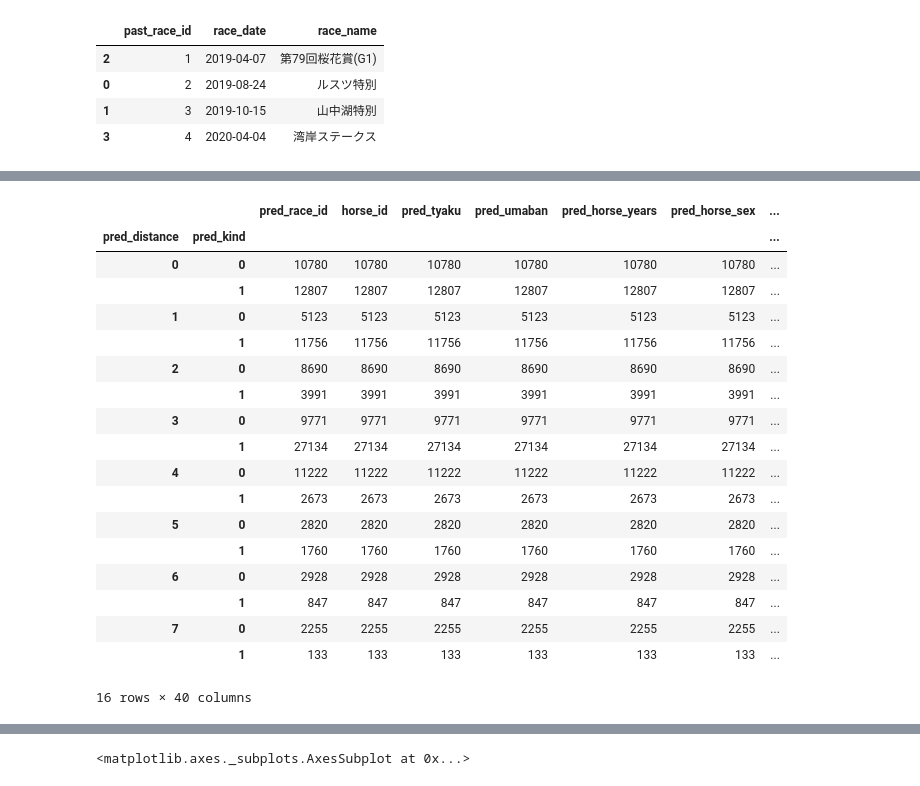
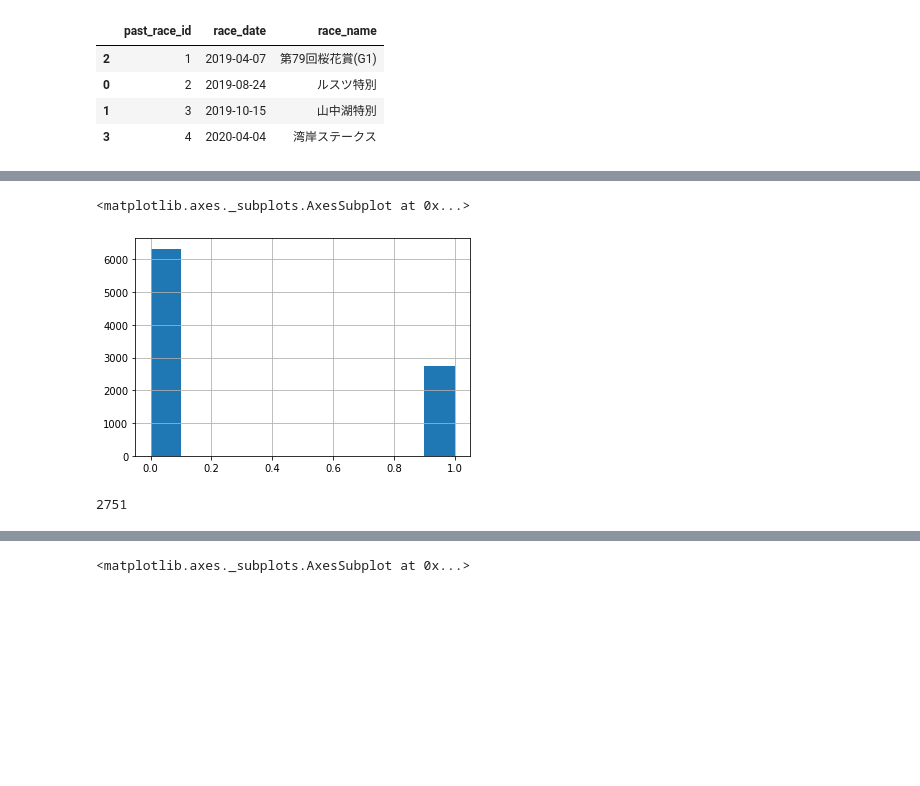
Before and after one commit to domo1124/predict_race, a Jupyter notebook: model/model_v2/EDA/model_v2_eda.ipynb, the cells around one changed output, grey strips where cells are left out. Drawn from its saved outputs; the diff is of its cells as text; code cells hidden in the pictures; blank space fills up the shorter version.

```diff
--- a/model/model_v2/EDA/model_v2_eda.ipynb
+++ b/model/model_v2/EDA/model_v2_eda.ipynb
@@ -338,2 +444,12 @@ df_past1["target"] = df_past1.pred_tyaku.apply(lambda x : 1 if x<4 else 0)
+# %%
+df_1200_10.target.hist()
+# %% [output]
+<matplotlib.axes._subplots.AxesSubplot at 0x...>
+[figure, added]
+# %%
+#データのundersamplingとバギング
+print(len(df_1200[df_1200.target==1]))
+# %% [output]
+2751
 # %%
 #train test 作成
@@ -351,26 +466,4 @@ x_columns=x_train.columns
 x_train, x_eval,y_label, eval_label = train_test_split(x_train,x_label,train_size=0.8)
-# %%
-df_past1.groupby(["pred_distance","pred_kind"]).count()
-# %% [output]
-|  |  | pred_race_id | horse_id | pred_tyaku | pred_umaban | pred_horse_years | pred_horse_sex | ... |
-| pred_distance | pred_kind |  |  |  |  |  |  | ... |
-| 0 | 0 | 10780 | 10780 | 10780 | 10780 | 10780 | 10780 | ... |
-|  | 1 | 12807 | 12807 | 12807 | 12807 | 12807 | 12807 | ... |
-| 1 | 0 | 5123 | 5123 | 5123 | 5123 | 5123 | 5123 | ... |
-|  | 1 | 11756 | 11756 | 11756 | 11756 | 11756 | 11756 | ... |
-| 2 | 0 | 8690 | 8690 | 8690 | 8690 | 8690 | 8690 | ... |
-|  | 1 | 3991 | 3991 | 3991 | 3991 | 3991 | 3991 | ... |
-| 3 | 0 | 9771 | 9771 | 9771 | 9771 | 9771 | 9771 | ... |
-|  | 1 | 27134 | 27134 | 27134 | 27134 | 27134 | 27134 | ... |
-| 4 | 0 | 11222 | 11222 | 11222 | 11222 | 11222 | 11222 | ... |
-|  | 1 | 2673 | 2673 | 2673 | 2673 | 2673 | 2673 | ... |
-| 5 | 0 | 2820 | 2820 | 2820 | 2820 | 2820 | 2820 | ... |
-|  | 1 | 1760 | 1760 | 1760 | 1760 | 1760 | 1760 | ... |
-| 6 | 0 | 2928 | 2928 | 2928 | 2928 | 2928 | 2928 | ... |
-|  | 1 | 847 | 847 | 847 | 847 | 847 | 847 | ... |
-| 7 | 0 | 2255 | 2255 | 2255 | 2255 | 2255 | 2255 | ... |
-|  | 1 | 133 | 133 | 133 | 133 | 133 | 133 | ... |
-16 rows × 40 columns
 # %%
 #liightgbm 学習
 params = {'boosting_type': 'gbdt',
```
Also changed, not shown: parts of 37 cells of this notebook, 2 other files.
